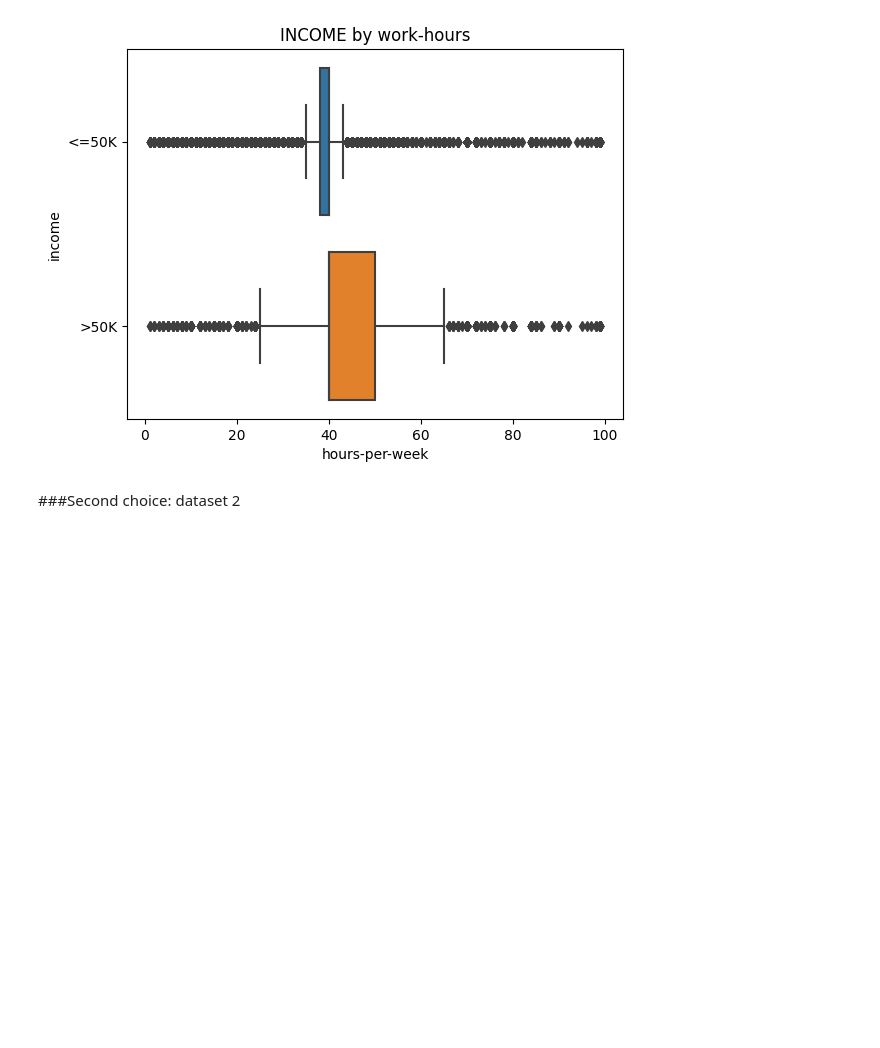
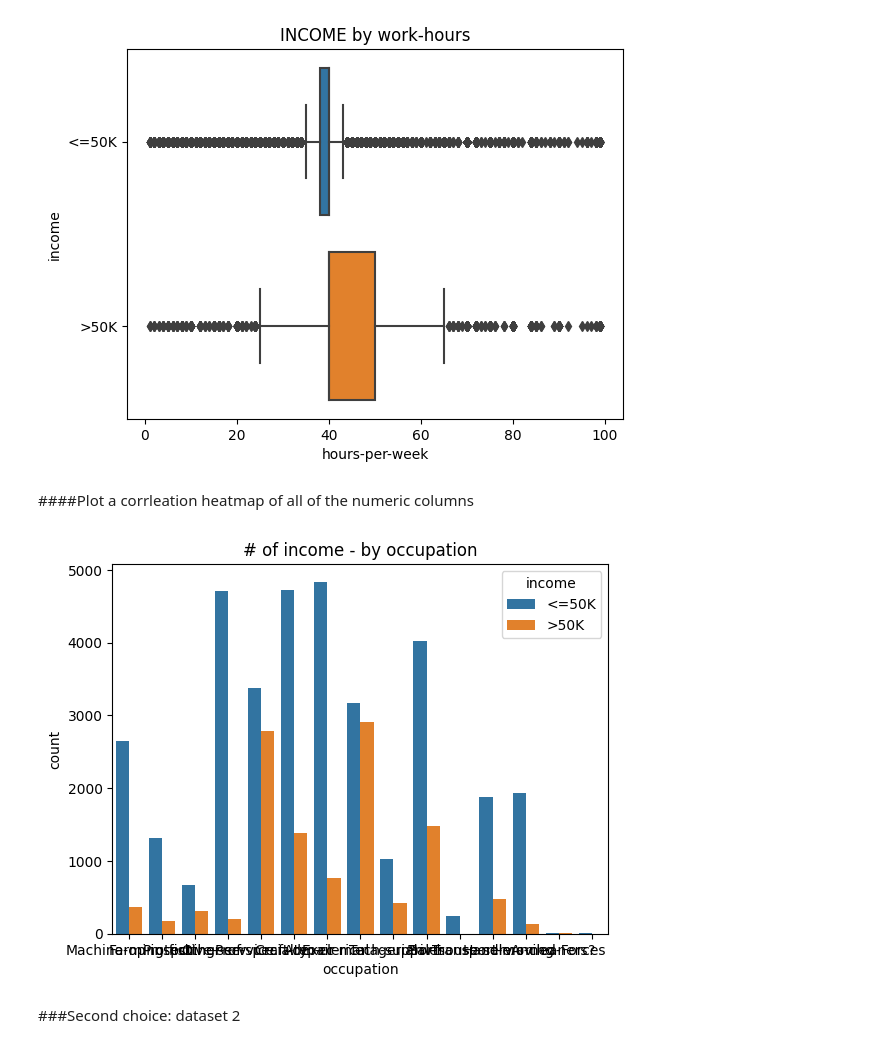
Before and after one commit to uday-routhu/models, a Jupyter notebook: Project_2_Part_1_Core.ipynb, the cells around one changed output. Cells and saved outputs as stored; diff of their text form; code cells hidden in the pictures; blank space fills up the shorter version.

```diff
--- a/Project_2_Part_1_Core.ipynb
+++ b/Project_2_Part_1_Core.ipynb
@@ -996,6 +996,13 @@ ax = sns.boxplot(x = 'hours-per-week', y = 'income', data = df_adult)
 ax.set_title('INCOME by work-hours');
 # %% [output]
 [figure]
+# %% [markdown]
+####Plot a corrleation heatmap of all of the numeric columns
+# %%
+ax = sns.countplot(data=df_adult, hue='income', x='occupation');
+ax.set(title='# of income - by occupation');
+# %% [output]
+[figure, added]
 # %% [markdown]
 ###Second choice: dataset 2
 # %% [markdown]
```
Also changed, not shown: parts of 11 cells of this notebook.
